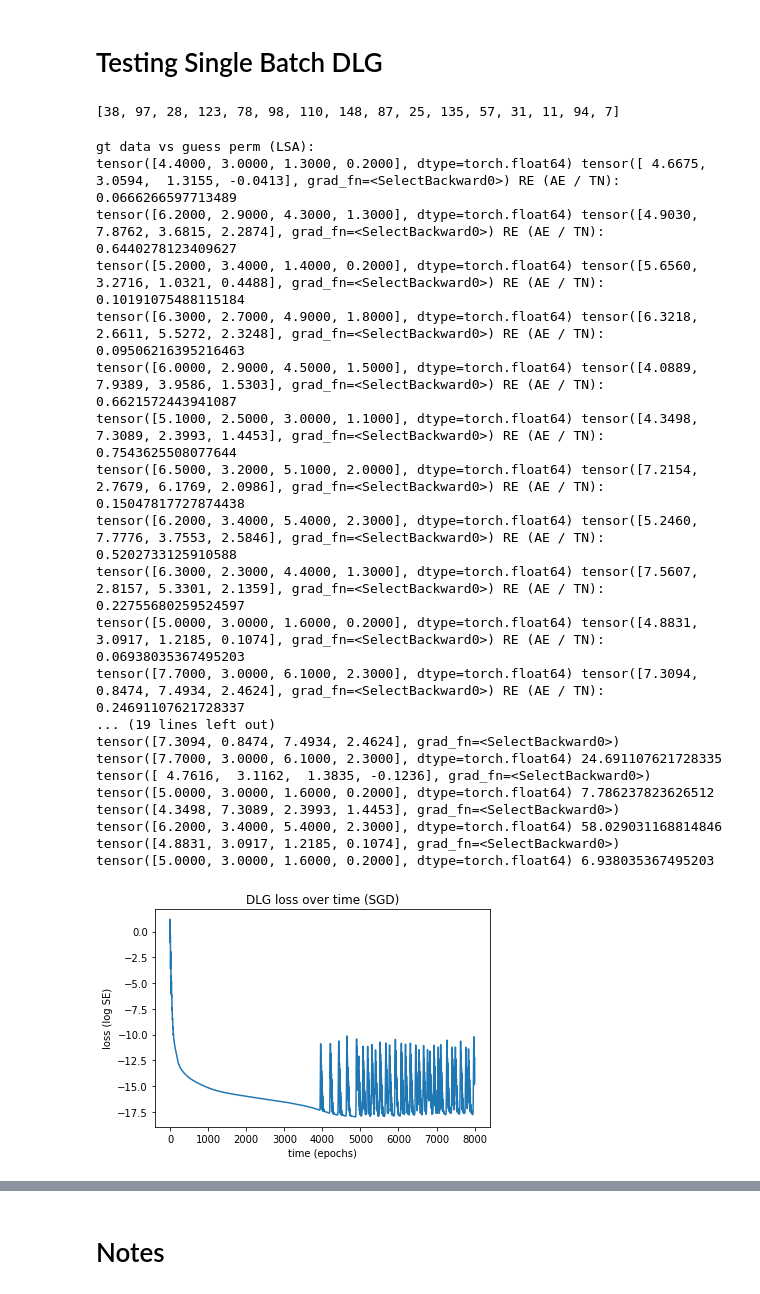
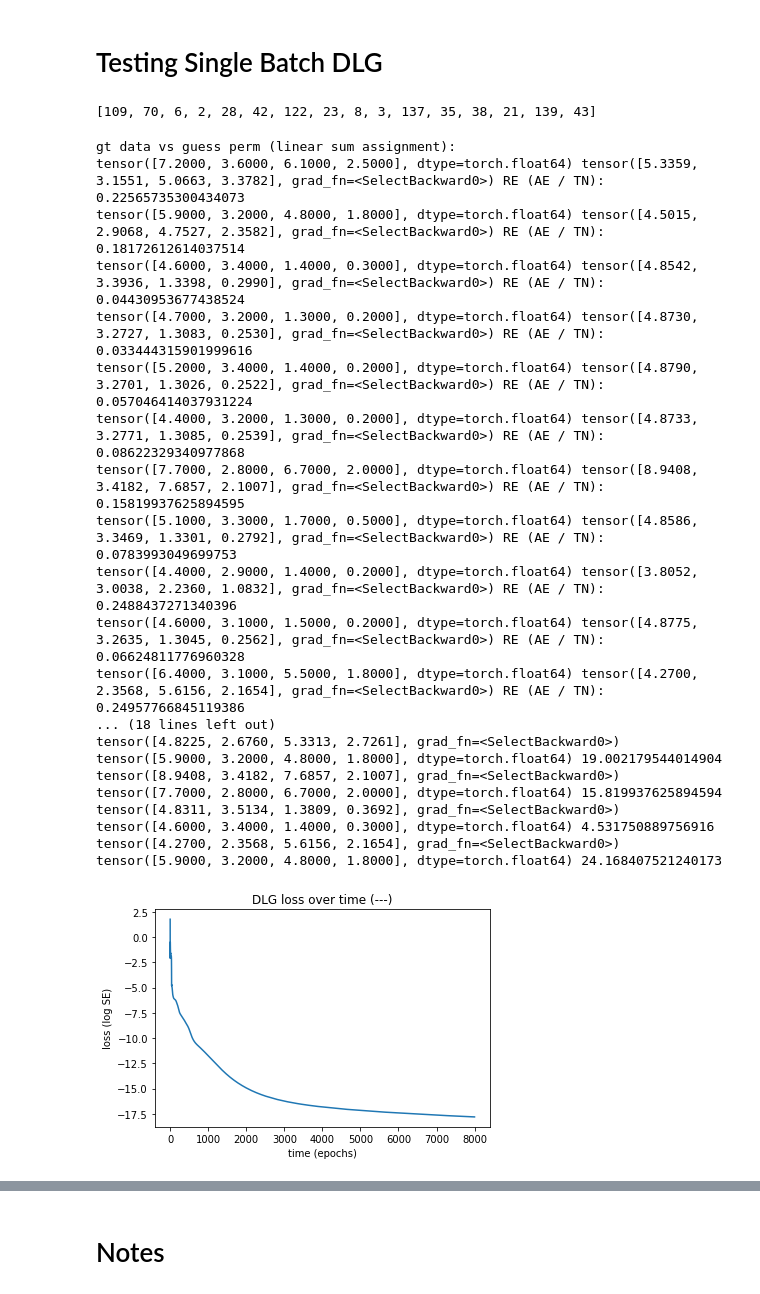
Before and after one commit to mgozon/DLG-UROP, a Jupyter notebook: Batch_DLG_Evolution_Iris_Dataset.ipynb, the cells around one changed output, grey strips where cells are left out. Cells and saved outputs as stored; diff of their text form; code cells hidden in the pictures.

```diff
--- a/Batch_DLG_Evolution_Iris_Dataset.ipynb
+++ b/Batch_DLG_Evolution_Iris_Dataset.ipynb
@@ -58,13 +82,13 @@ class FcNet(nn.Module):
         super(FcNet, self).__init__()
         act = nn.Sigmoid
         self.body = nn.Sequential(
-            nn.Linear(4, 100),
+            nn.Linear(input_dim, 100),
             act(),
             nn.Linear(100, 100),
             act(),
             nn.Linear(100, 100),
             act(),
-            nn.Linear(100, 3),
+            nn.Linear(100, output_dim),
             nn.Softmax(dim=1),
         )
 
@@ -373,20 +127,3 @@ def assign_guess(guess, gt_dataset, n, verbose = False):
-# %%
-# NOTE: this returns an array with the best corresponding gt_data since matching is not one to one
-# --> this is NOT the same format as assign_guess()
-def assign_best(guess, gt_dataset, n, verbose = False):
-    cost_matrix = torch.tensor([[math.sqrt(torch.sum((guess[i]-gt_dataset[j])**2).item()) / math.sqrt(torch.sum(gt_dataset[j]**2).item()) for j in range(n)] for i in range(n)])
-    match_idx = torch.argmin(cost_matrix, dim=1)
-    best_match = gt_dataset[match_idx]
-
-    if (verbose):
-        # print('relative error matrix:')
-        # print(cost_matrix)
-        print('assignment and relative error (%):')
-        for i in range(n):
-            RE = math.sqrt(torch.sum((best_match[i]-guess[i])**2).item()) / math.sqrt(torch.sum(best_match[i]**2).item())
-            print(guess[i], best_match[i], 100*RE)
-
-    return best_match
 # %% [markdown]
 # Testing Single Batch DLG
 # %%
@@ -396,8 +133,8 @@ def batch_grad(flower_indices):
     # flower_indices = torch.tensor(flower_indices)
 
     gt_data = torch.tensor(dst.data[flower_indices]).to(device)
-    gt_label = torch.tensor(dst.target[flower_indices]).to(device)
-    gt_onehot_label = label_to_onehot(gt_label, num_classes=3)
+    gt_label = torch.tensor(dst.target[flower_indices]).to(device); gt_label = torch.unsqueeze(gt_label, dim=1)
+    gt_onehot_label = label_to_onehot(gt_label, n_classes=output_dim)
 
     out = net(gt_data.float())
     loss = criterion(out, gt_onehot_label)
@@ -408,42 +145,37 @@ def batch_grad(flower_indices):
 # %%
 # testing batch-DLG with Adam
 net.apply(weights_init) # see how much easier it is to attack
 batch_size = 16
 flower_indices = list(RandomSampler(range(dst.data.shape[0]), num_samples=batch_size))
 print(flower_indices)
 batch_dy_dx, gt_data, gt_label = batch_grad(flower_indices)
 
-dummy_data, _, losses = batch_DLG_Adam(batch_dy_dx, batch_size, 4, 3, verbose = False)
-guess_perm = assign_guess(dummy_data, gt_data, batch_size)
-print('gt data vs guess perm (LSA): ')
-for i in range(batch_size):
-    print(gt_data[i], guess_perm[i], 'RE (AE / TN): ', math.sqrt(torch.sum((gt_data[i]-guess_perm[i])**2).item()) / math.sqrt(torch.sum(gt_data[i]**2).item()))
-
-print('guess closest match: ')
-best_match = assign_best(dummy_data, gt_data, batch_size, verbose = True)
+dummy_data, losses = batch_DLG_Adam(net, criterion, device, batch_dy_dx, batch_size, gt_data_len = 4, gt_onehot_label_len = 3, epoch_mult = 500, w_decay = 1e-12, scheduler_k = 0.01, verbose = False)
+guess_perm = assign_guess(dummy_data, gt_data, batch_size, verbose = True)       # assign all
+assign_best(dummy_data, gt_data, batch_size, verbose = True)                     # closest match
 
 plt.plot(torch.log(torch.tensor(losses)))
-plt.title('DLG loss over time (SGD)')
+plt.title('DLG loss over time (---)')
 plt.xlabel('time (epochs)')
 plt.ylabel('loss (log SE)')
-plt.savefig('dlg8-SGD.png', dpi=300)
+plt.savefig('dlg8-.png', dpi=300)
 # %% [output]
-[38, 97, 28, 123, 78, 98, 110, 148, 87, 25, 135, 57, 31, 11, 94, 7]
+[109, 70, 6, 2, 28, 42, 122, 23, 8, 3, 137, 35, 38, 21, 139, 43]
-gt data vs guess perm (LSA):
-tensor([4.4000, 3.0000, 1.3000, 0.2000], dtype=torch.float64) tensor([ 4.6675,  3.0594,  1.3155, -0.0413], grad_fn=<SelectBackward0>) RE (AE / TN):  0.0666266597713489
-tensor([6.2000, 2.9000, 4.3000, 1.3000], dtype=torch.float64) tensor([4.9030, 7.8762, 3.6815, 2.2874], grad_fn=<SelectBackward0>) RE (AE / TN):  0.6440278123409627
-tensor([5.2000, 3.4000, 1.4000, 0.2000], dtype=torch.float64) tensor([5.6560, 3.2716, 1.0321, 0.4488], grad_fn=<SelectBackward0>) RE (AE / TN):  0.10191075488115184
-tensor([6.3000, 2.7000, 4.9000, 1.8000], dtype=torch.float64) tensor([6.3218, 2.6611, 5.5272, 2.3248], grad_fn=<SelectBackward0>) RE (AE / TN):  0.09506216395216463
-tensor([6.0000, 2.9000, 4.5000, 1.5000], dtype=torch.float64) tensor([4.0889, 7.9389, 3.9586, 1.5303], grad_fn=<SelectBackward0>) RE (AE / TN):  0.6621572443941087
-tensor([5.1000, 2.5000, 3.0000, 1.1000], dtype=torch.float64) tensor([4.3498, 7.3089, 2.3993, 1.4453], grad_fn=<SelectBackward0>) RE (AE / TN):  0.7543625508077644
-tensor([6.5000, 3.2000, 5.1000, 2.0000], dtype=torch.float64) tensor([7.2154, 2.7679, 6.1769, 2.0986], grad_fn=<SelectBackward0>) RE (AE / TN):  0.15047817727874438
-tensor([6.2000, 3.4000, 5.4000, 2.3000], dtype=torch.float64) tensor([5.2460, 7.7776, 3.7553, 2.5846], grad_fn=<SelectBackward0>) RE (AE / TN):  0.5202733125910588
-tensor([6.3000, 2.3000, 4.4000, 1.3000], dtype=torch.float64) tensor([7.5607, 2.8157, 5.3301, 2.1359], grad_fn=<SelectBackward0>) RE (AE / TN):  0.22755680259524597
-tensor([5.0000, 3.0000, 1.6000, 0.2000], dtype=torch.float64) tensor([4.8831, 3.0917, 1.2185, 0.1074], grad_fn=<SelectBackward0>) RE (AE / TN):  0.06938035367495203
-tensor([7.7000, 3.0000, 6.1000, 2.3000], dtype=torch.float64) tensor([7.3094, 0.8474, 7.4934, 2.4624], grad_fn=<SelectBackward0>) RE (AE / TN):  0.24691107621728337
-... (19 lines left out)
-tensor([7.3094, 0.8474, 7.4934, 2.4624], grad_fn=<SelectBackward0>) tensor([7.7000, 3.0000, 6.1000, 2.3000], dtype=torch.float64) 24.691107621728335
-tensor([ 4.7616,  3.1162,  1.3835, -0.1236], grad_fn=<SelectBackward0>) tensor([5.0000, 3.0000, 1.6000, 0.2000], dtype=torch.float64) 7.786237823626512
-tensor([4.3498, 7.3089, 2.3993, 1.4453], grad_fn=<SelectBackward0>) tensor([6.2000, 3.4000, 5.4000, 2.3000], dtype=torch.float64) 58.029031168814846
-tensor([4.8831, 3.0917, 1.2185, 0.1074], grad_fn=<SelectBackward0>) tensor([5.0000, 3.0000, 1.6000, 0.2000], dtype=torch.float64) 6.938035367495203
+gt data vs guess perm (linear sum assignment):
+tensor([7.2000, 3.6000, 6.1000, 2.5000], dtype=torch.float64) tensor([5.3359, 3.1551, 5.0663, 3.3782], grad_fn=<SelectBackward0>) RE (AE / TN):  0.22565735300434073
+tensor([5.9000, 3.2000, 4.8000, 1.8000], dtype=torch.float64) tensor([4.5015, 2.9068, 4.7527, 2.3582], grad_fn=<SelectBackward0>) RE (AE / TN):  0.18172612614037514
+tensor([4.6000, 3.4000, 1.4000, 0.3000], dtype=torch.float64) tensor([4.8542, 3.3936, 1.3398, 0.2990], grad_fn=<SelectBackward0>) RE (AE / TN):  0.04430953677438524
+tensor([4.7000, 3.2000, 1.3000, 0.2000], dtype=torch.float64) tensor([4.8730, 3.2727, 1.3083, 0.2530], grad_fn=<SelectBackward0>) RE (AE / TN):  0.033444315901999616
+tensor([5.2000, 3.4000, 1.4000, 0.2000], dtype=torch.float64) tensor([4.8790, 3.2701, 1.3026, 0.2522], grad_fn=<SelectBackward0>) RE (AE / TN):  0.057046414037931224
+tensor([4.4000, 3.2000, 1.3000, 0.2000], dtype=torch.float64) tensor([4.8733, 3.2771, 1.3085, 0.2539], grad_fn=<SelectBackward0>) RE (AE / TN):  0.08622329340977868
+tensor([7.7000, 2.8000, 6.7000, 2.0000], dtype=torch.float64) tensor([8.9408, 3.4182, 7.6857, 2.1007], grad_fn=<SelectBackward0>) RE (AE / TN):  0.15819937625894595
+tensor([5.1000, 3.3000, 1.7000, 0.5000], dtype=torch.float64) tensor([4.8586, 3.3469, 1.3301, 0.2792], grad_fn=<SelectBackward0>) RE (AE / TN):  0.0783993049699753
+tensor([4.4000, 2.9000, 1.4000, 0.2000], dtype=torch.float64) tensor([3.8052, 3.0038, 2.2360, 1.0832], grad_fn=<SelectBackward0>) RE (AE / TN):  0.2488437271340396
+tensor([4.6000, 3.1000, 1.5000, 0.2000], dtype=torch.float64) tensor([4.8775, 3.2635, 1.3045, 0.2562], grad_fn=<SelectBackward0>) RE (AE / TN):  0.06624811776960328
+tensor([6.4000, 3.1000, 5.5000, 1.8000], dtype=torch.float64) tensor([4.2700, 2.3568, 5.6156, 2.1654], grad_fn=<SelectBackward0>) RE (AE / TN):  0.24957766845119386
+... (18 lines left out)
+tensor([4.8225, 2.6760, 5.3313, 2.7261], grad_fn=<SelectBackward0>) tensor([5.9000, 3.2000, 4.8000, 1.8000], dtype=torch.float64) 19.002179544014904
+tensor([8.9408, 3.4182, 7.6857, 2.1007], grad_fn=<SelectBackward0>) tensor([7.7000, 2.8000, 6.7000, 2.0000], dtype=torch.float64) 15.819937625894594
+tensor([4.8311, 3.5134, 1.3809, 0.3692], grad_fn=<SelectBackward0>) tensor([4.6000, 3.4000, 1.4000, 0.3000], dtype=torch.float64) 4.531750889756916
+tensor([4.2700, 2.3568, 5.6156, 2.1654], grad_fn=<SelectBackward0>) tensor([5.9000, 3.2000, 4.8000, 1.8000], dtype=torch.float64) 24.168407521240173
-[figure, old version]
+[figure, new version]
```
Also changed, not shown: parts of 27 cells of this notebook.
